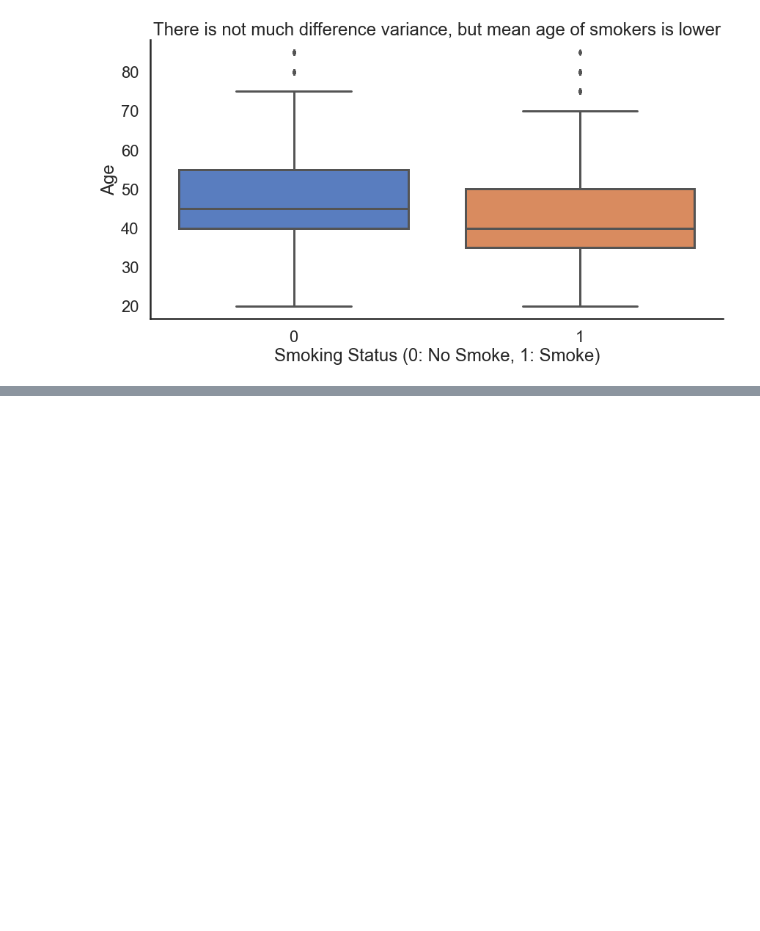
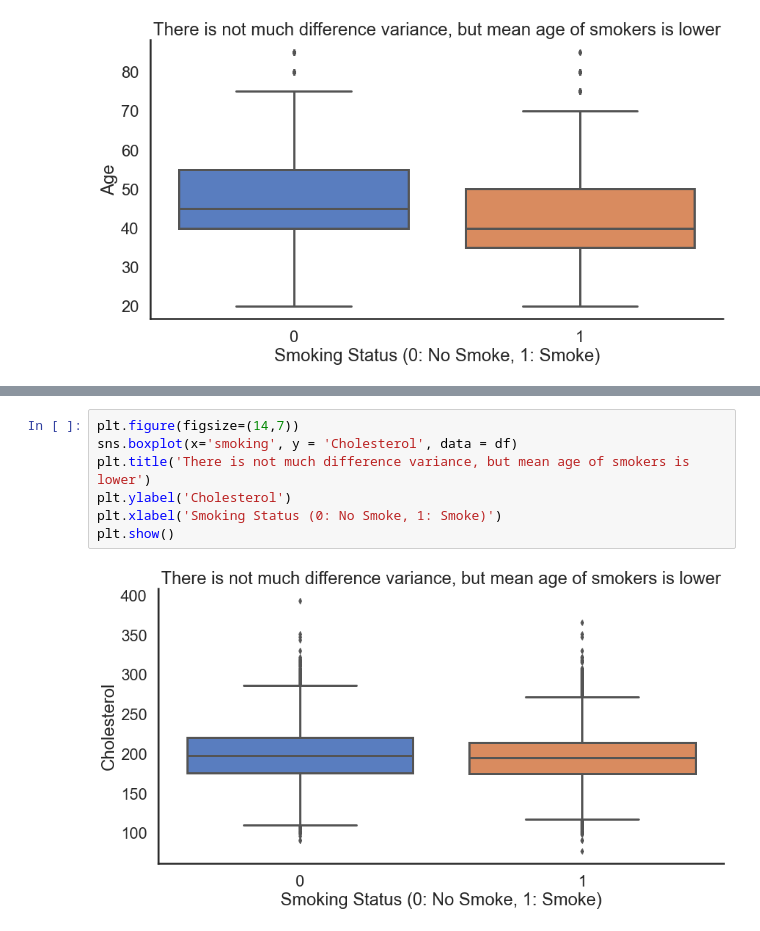
Before and after one commit to Kartikullal/smoker-status, a Jupyter notebook: EDA/initial_playground.ipynb, the cells around one changed output, grey strips where cells are left out. Drawn from its saved outputs; the diff is of its cells as text; blank space fills up the shorter version.

```diff
--- a/EDA/initial_playground.ipynb
+++ b/EDA/initial_playground.ipynb
@@ -299,0 +362,9 @@ plt.show()
+# %%
+plt.figure(figsize=(14,7))
+sns.boxplot(x='smoking', y = 'Cholesterol', data = df)
+plt.title('There is not much difference variance, but mean age of smokers is lower')
+plt.ylabel('Cholesterol')
+plt.xlabel('Smoking Status (0: No Smoke, 1: Smoke)')
+plt.show()
+# %% [output]
+[figure, added]
```
Also changed, not shown: parts of 58 cells of this notebook, 3 other files.
